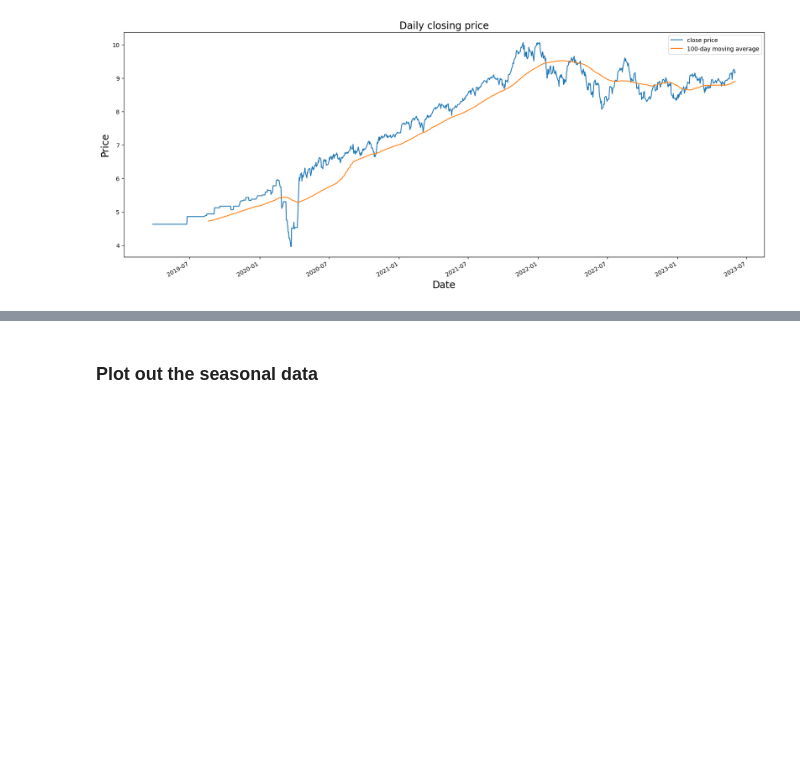
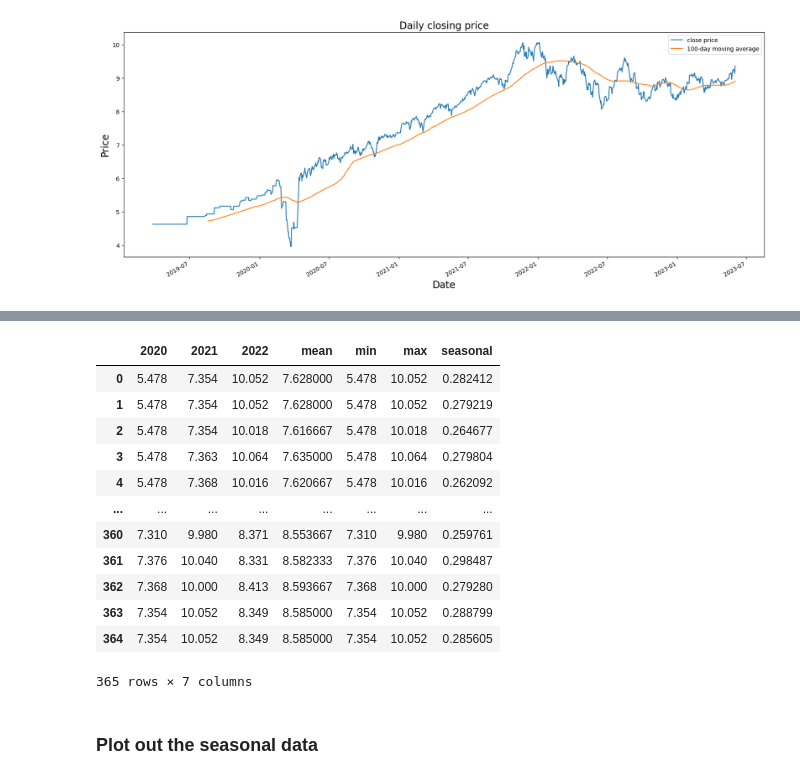
Before and after one commit to marco-sorich/FinSea, a Jupyter notebook: Seasonality.ipynb, the cells around one changed output, grey strips where cells are left out. Drawn from its saved outputs; the diff is of its cells as text; code cells hidden in the pictures; blank space fills up the shorter version.

```diff
--- a/Seasonality.ipynb
+++ b/Seasonality.ipynb
@@ -61,3 +91,24 @@ decompose = seasonal_decompose(df['Close'], model='additive', period=365)
+# %%
+decompose = seasonal_decompose(df['Close'], model='additive', period=365)
+
+lastYear=dt.date.today().year-1
+resultDf['seasonal'] = decompose.seasonal[str(year) + '-01-01':str(year) + '-12-31'].values
+
+resultDf
+# %% [output]
+|  | 2020 | 2021 | 2022 | mean | min | max | seasonal |
+| 0 | 5.478 | 7.354 | 10.052 | 7.628000 | 5.478 | 10.052 | 0.282412 |
+| 1 | 5.478 | 7.354 | 10.052 | 7.628000 | 5.478 | 10.052 | 0.279219 |
+| 2 | 5.478 | 7.354 | 10.018 | 7.616667 | 5.478 | 10.018 | 0.264677 |
+| 3 | 5.478 | 7.363 | 10.064 | 7.635000 | 5.478 | 10.064 | 0.279804 |
+| 4 | 5.478 | 7.368 | 10.016 | 7.620667 | 5.478 | 10.016 | 0.262092 |
+| ... | ... | ... | ... | ... | ... | ... | ... |
+| 360 | 7.310 | 9.980 | 8.371 | 8.553667 | 7.310 | 9.980 | 0.259761 |
+| 361 | 7.376 | 10.040 | 8.331 | 8.582333 | 7.376 | 10.040 | 0.298487 |
+| 362 | 7.368 | 10.000 | 8.413 | 8.593667 | 7.368 | 10.000 | 0.279280 |
+| 363 | 7.354 | 10.052 | 8.349 | 8.585000 | 7.354 | 10.052 | 0.288799 |
+| 364 | 7.354 | 10.052 | 8.349 | 8.585000 | 7.354 | 10.052 | 0.285605 |
+365 rows × 7 columns
 # %% [markdown]
 ### Plot out the seasonal data
 # %%
```
Also changed, not shown: parts of 5 cells of this notebook.
